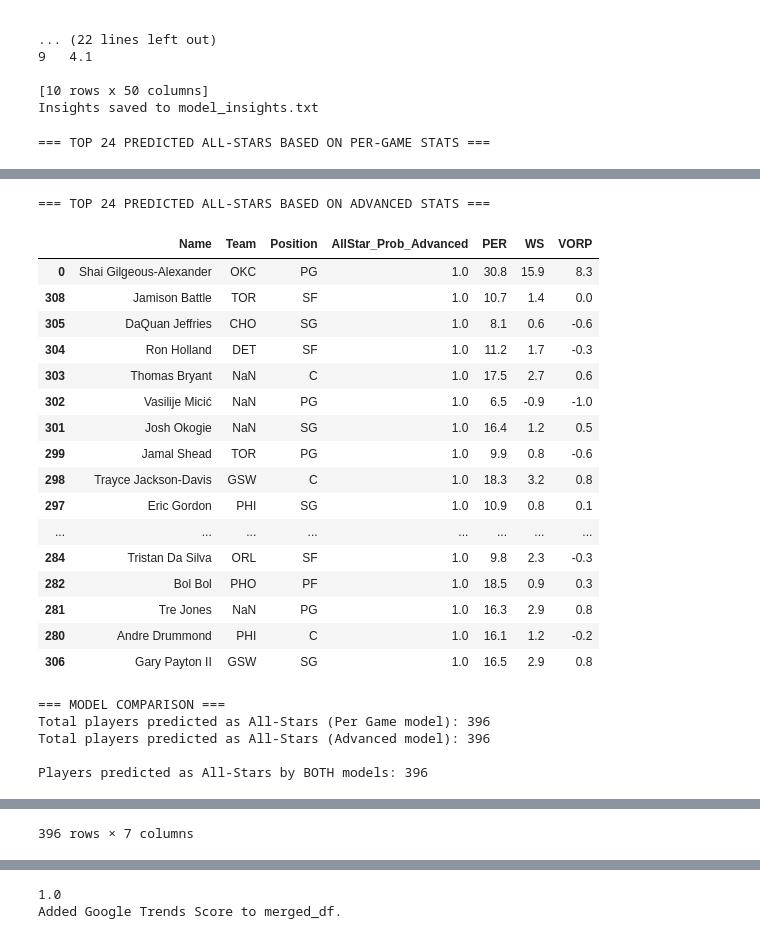
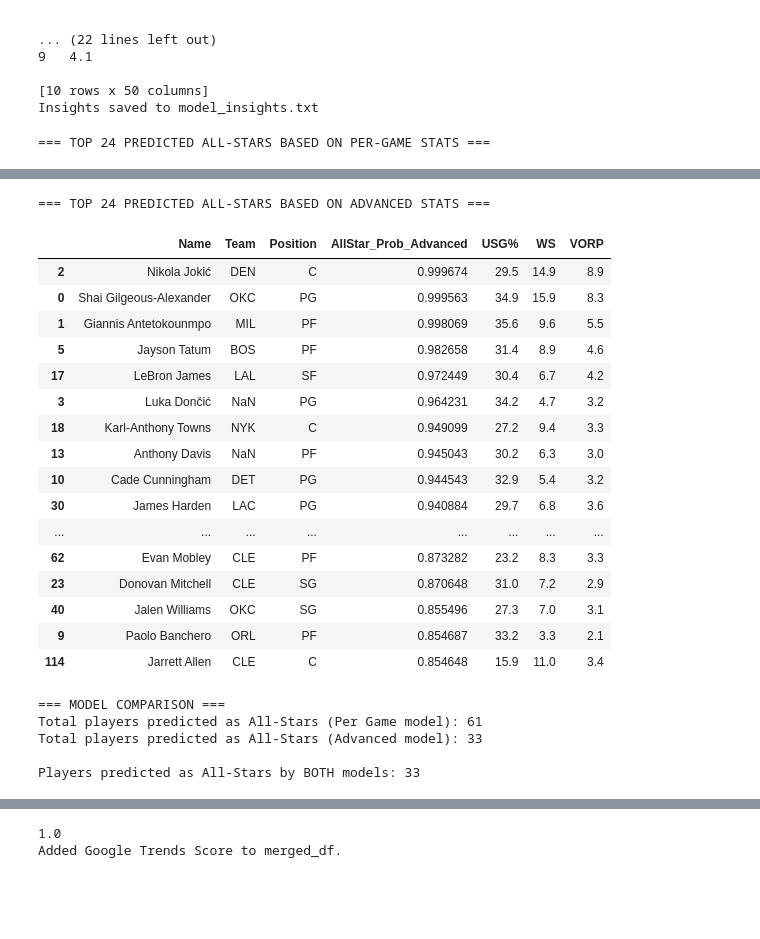
Before and after one commit to NixonCTChan/mse446-nba, a Jupyter notebook: nba.ipynb, the cells around one changed output, grey strips where cells are left out. Saved outputs shown, nothing was run; the diff lists cells and outputs as text; code cells hidden in the pictures; blank space fills up the shorter version.

```diff
--- a/nba.ipynb
+++ b/nba.ipynb
@@ -544,6 +544,11 @@ adv_stats_df.rename(columns={"Pos": "Position"}, inplace=True)
 # Merge datasets for 2025 data
 merged_df = per_game_df.merge(adv_stats_df, on=["Year", "Name", "Age", "Team", "Position", "G", "GS"], suffixes=("_per", "_adv"))
 
+
+normalized_values = scaler.transform(merged_df[features_to_normalize])
+
+# Replace the original (unscaled) feature columns with normalized ones
+merged_df[features_to_normalize] = normalized_values
 # Filter for 2025 season data only
 data_2025 = merged_df[merged_df["Year"] == 2025]
 
@@ -568,6 +573,16 @@ data_2025['AllStar_Prob_Advanced'] = prob_adv
 data_2025['AllStar_Pred_PerGame'] = (prob_per >= 0.7).astype(int)
 data_2025['AllStar_Pred_Advanced'] = (prob_adv >= 0.7).astype(int)
 
+
+normalized_values = data_2025[features_to_normalize].values
+
+# Inverse transform those values
+inverse_transformed_values = scaler.inverse_transform(normalized_values)
+
+# Now directly assign these values back to the original columns
+for i, col in enumerate(features_to_normalize):
+    data_2025[col] = inverse_transformed_values[:, i]
+
 # Display top 24 predicted All-Stars (similar to actual All-Star game roster size)
 print("\n=== TOP 24 PREDICTED ALL-STARS BASED ON PER-GAME STATS ===")
 top_per_game = data_2025.sort_values('AllStar_Prob_PerGame', ascending=False).head(24)
@@ -575,7 +590,7 @@ display(top_per_game[['Name', 'Team', 'Position', 'AllStar_Prob_PerGame', 'PTS',
 
 print("\n=== TOP 24 PREDICTED ALL-STARS BASED ON ADVANCED STATS ===")
 top_advanced = data_2025.sort_values('AllStar_Prob_Advanced', ascending=False).head(24)
-display(top_advanced[['Name', 'Team', 'Position', 'AllStar_Prob_Advanced', 'PER', 'WS', 'VORP']])
+display(top_advanced[['Name', 'Team', 'Position', 'AllStar_Prob_Advanced', 'USG%', 'WS', 'VORP']])
 
 # Compare models
 print("\n=== MODEL COMPARISON ===")
@@ -587,7 +602,7 @@ print(f"Total players predicted as All-Stars (Advanced model): {total_predicted_
 # Find players predicted by both models
 both_models = data_2025[(data_2025['AllStar_Pred_PerGame'] == 1) & (data_2025['AllStar_Pred_Advanced'] == 1)]
 print(f"\nPlayers predicted as All-Stars by BOTH models: {len(both_models)}")
-display(both_models[['Name', 'Team', 'Position', 'AllStar_Prob_PerGame', 'AllStar_Prob_Advanced', 'PTS', 'PER']])
+display(both_models[['Name', 'Team', 'Position', 'AllStar_Prob_PerGame', 'AllStar_Prob_Advanced', 'PTS', 'USG%']])
 
 
 # Feature importance analysis
@@ -620,7 +635,7 @@ plt.show()
 
 # Optional: Save the 2025 predictions to CSV
 data_2025[['Name', 'Team', 'Position', 'AllStar_Prob_PerGame', 'AllStar_Prob_Advanced',
-           'AllStar_Pred_PerGame', 'AllStar_Pred_Advanced', 'PTS', 'TRB', 'AST', 'PER', 'WS', 'VORP']].to_csv('allstar_predictions_2025.csv', index=False)
+           'AllStar_Pred_PerGame', 'AllStar_Pred_Advanced', 'PTS', 'TRB', 'AST', 'USG%', 'WS', 'VORP']].to_csv('allstar_predictions_2025.csv', index=False)
 # %% [output]
 === TOP 24 PREDICTED ALL-STARS BASED ON PER-GAME STATS ===
 |  | Name | Team | Position | AllStar_Prob_PerGame | PTS | TRB | AST |
@@ -643,23 +658,23 @@ data_2025[['Name', 'Team', 'Position', 'AllStar_Prob_PerGame', 'AllStar_Prob_Adv
 === TOP 24 PREDICTED ALL-STARS BASED ON ADVANCED STATS ===
-|  | Name | Team | Position | AllStar_Prob_Advanced | PER | WS | VORP |
-| 0 | Shai Gilgeous-Alexander | OKC | PG | 1.0 | 30.8 | 15.9 | 8.3 |
-| 308 | Jamison Battle | TOR | SF | 1.0 | 10.7 | 1.4 | 0.0 |
-| 305 | DaQuan Jeffries | CHO | SG | 1.0 | 8.1 | 0.6 | -0.6 |
-| 304 | Ron Holland | DET | SF | 1.0 | 11.2 | 1.7 | -0.3 |
-| 303 | Thomas Bryant | NaN | C | 1.0 | 17.5 | 2.7 | 0.6 |
-| 302 | Vasilije Micić | NaN | PG | 1.0 | 6.5 | -0.9 | -1.0 |
-| 301 | Josh Okogie | NaN | SG | 1.0 | 16.4 | 1.2 | 0.5 |
-| 299 | Jamal Shead | TOR | PG | 1.0 | 9.9 | 0.8 | -0.6 |
-| 298 | Trayce Jackson-Davis | GSW | C | 1.0 | 18.3 | 3.2 | 0.8 |
-| 297 | Eric Gordon | PHI | SG | 1.0 | 10.9 | 0.8 | 0.1 |
+|  | Name | Team | Position | AllStar_Prob_Advanced | USG% | WS | VORP |
+| 2 | Nikola Jokić | DEN | C | 0.999674 | 29.5 | 14.9 | 8.9 |
+| 0 | Shai Gilgeous-Alexander | OKC | PG | 0.999563 | 34.9 | 15.9 | 8.3 |
+| 1 | Giannis Antetokounmpo | MIL | PF | 0.998069 | 35.6 | 9.6 | 5.5 |
+| 5 | Jayson Tatum | BOS | PF | 0.982658 | 31.4 | 8.9 | 4.6 |
+| 17 | LeBron James | LAL | SF | 0.972449 | 30.4 | 6.7 | 4.2 |
+| 3 | Luka Dončić | NaN | PG | 0.964231 | 34.2 | 4.7 | 3.2 |
+| 18 | Karl-Anthony Towns | NYK | C | 0.949099 | 27.2 | 9.4 | 3.3 |
+| 13 | Anthony Davis | NaN | PF | 0.945043 | 30.2 | 6.3 | 3.0 |
+| 10 | Cade Cunningham | DET | PG | 0.944543 | 32.9 | 5.4 | 3.2 |
+| 30 | James Harden | LAC | PG | 0.940884 | 29.7 | 6.8 | 3.6 |
 | ... | ... | ... | ... | ... | ... | ... | ... |
-| 284 | Tristan Da Silva | ORL | SF | 1.0 | 9.8 | 2.3 | -0.3 |
-| 282 | Bol Bol | PHO | PF | 1.0 | 18.5 | 0.9 | 0.3 |
-| 281 | Tre Jones | NaN | PG | 1.0 | 16.3 | 2.9 | 0.8 |
-| 280 | Andre Drummond | PHI | C | 1.0 | 16.1 | 1.2 | -0.2 |
-| 306 | Gary Payton II | GSW | SG | 1.0 | 16.5 | 2.9 | 0.8 |
+| 62 | Evan Mobley | CLE | PF | 0.873282 | 23.2 | 8.3 | 3.3 |
+| 23 | Donovan Mitchell | CLE | SG | 0.870648 | 31.0 | 7.2 | 2.9 |
+| 40 | Jalen Williams | OKC | SG | 0.855496 | 27.3 | 7.0 | 3.1 |
+| 9 | Paolo Banchero | ORL | PF | 0.854687 | 33.2 | 3.3 | 2.1 |
+| 114 | Jarrett Allen | CLE | C | 0.854648 | 15.9 | 11.0 | 3.4 |
 === MODEL COMPARISON ===
-Total players predicted as All-Stars (Per Game model): 396
-Total players predicted as All-Stars (Advanced model): 396
+Total players predicted as All-Stars (Per Game model): 61
+Total players predicted as All-Stars (Advanced model): 33
 
-Players predicted as All-Stars by BOTH models: 396
+Players predicted as All-Stars by BOTH models: 33
@@ -678,4 +698,3 @@ Players predicted as All-Stars by BOTH models: 396
-396 rows × 7 columns
 [figure]
 # %%
 # Train separate models for AST and USG and evaluate performance
```
Also changed, not shown: parts of 3 cells of this notebook, 1 other file.
